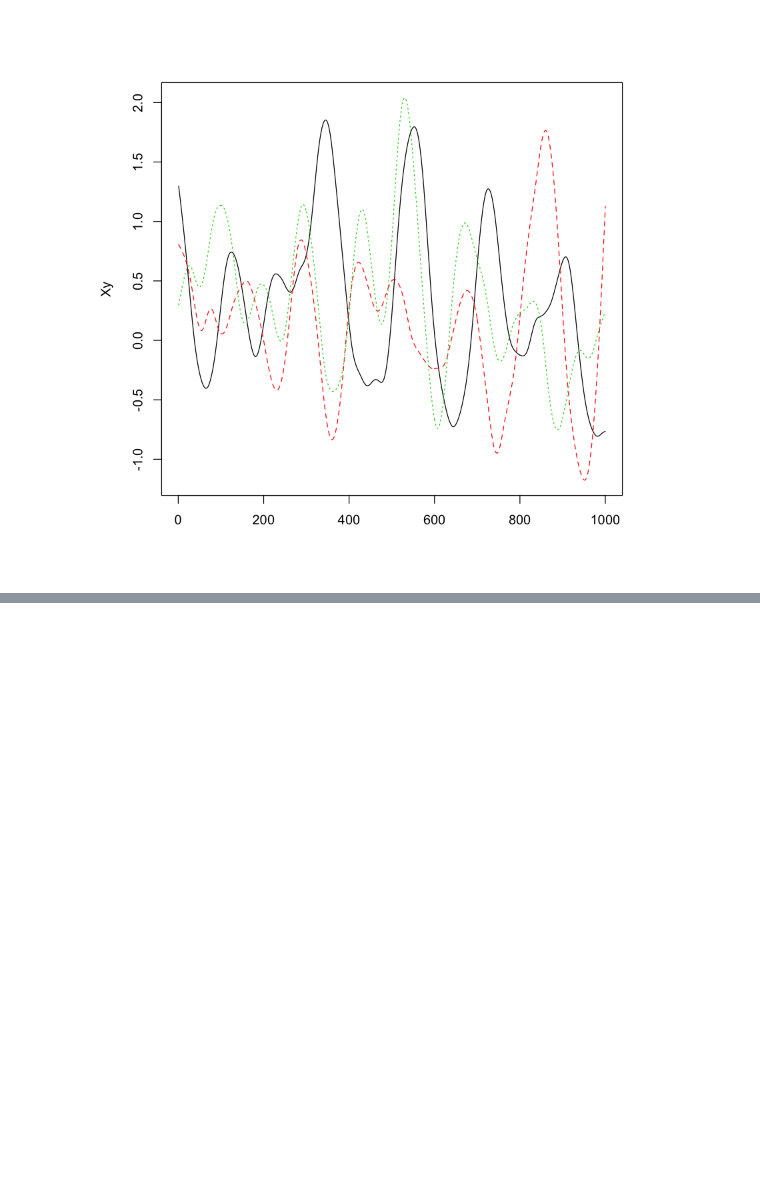
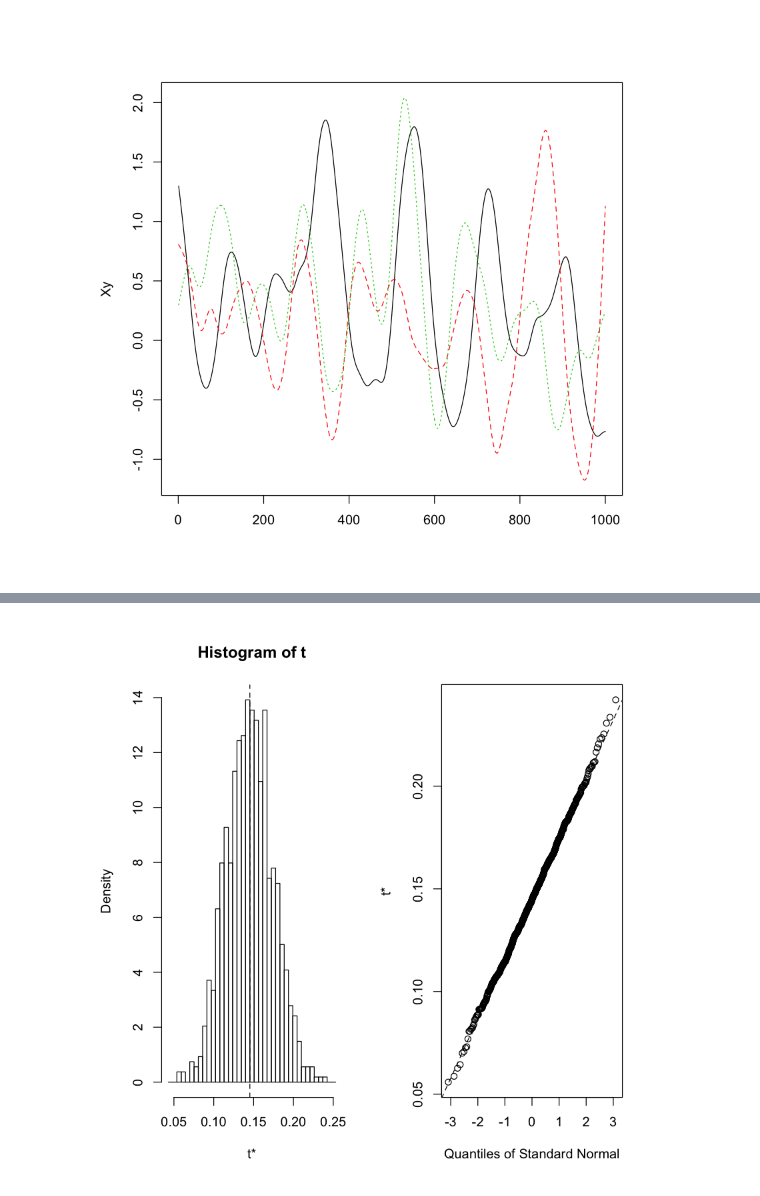
Before and after one commit to gerdm/ISLR, a Jupyter notebook: r_sessions/cv_and_bootstrap.ipynb, the cells around one changed output, grey strips where cells are left out. Cells and saved outputs as stored; diff of their text form; code cells hidden in the pictures; blank space fills up the shorter version.

```diff
--- a/r_sessions/cv_and_bootstrap.ipynb
+++ b/r_sessions/cv_and_bootstrap.ipynb
@@ -155,0 +162,13 @@ matplot(Xy, type="l")
+# %%
+beta1_est = function(data, index){
+    # Getting the sample data from an index
+    subsample = data[index,]
+    # Fit a linear model using the subsample
+    boot_fit = lm(y~X1+X2, data=subsample)
+    # Return the parameter
+    boot_fit$coefficients[2]
+}
+
+n = nrow(Xy)
+# Fitting one instance of the bootrap
+beta1_est(Xy, sample(1:n, n, replace=TRUE))
@@ -155,0 +178,3 @@ matplot(Xy, type="l")
+# %%
+boot.beta1 = boot(data=Xy, statistic=beta1_est, R=1000)
+boot.beta1
@@ -155,0 +192,4 @@ matplot(Xy, type="l")
+# %%
+plot(boot.beta1)
+# %% [output]
+[figure, added]
```
Also changed, not shown: parts of 12 cells of this notebook.
